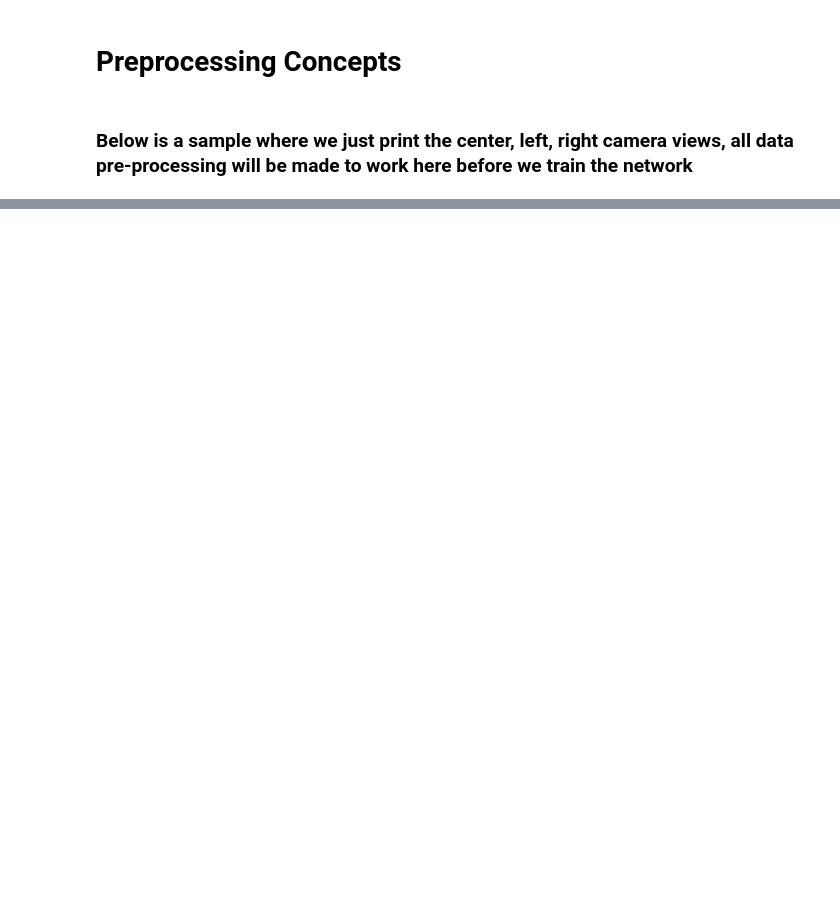
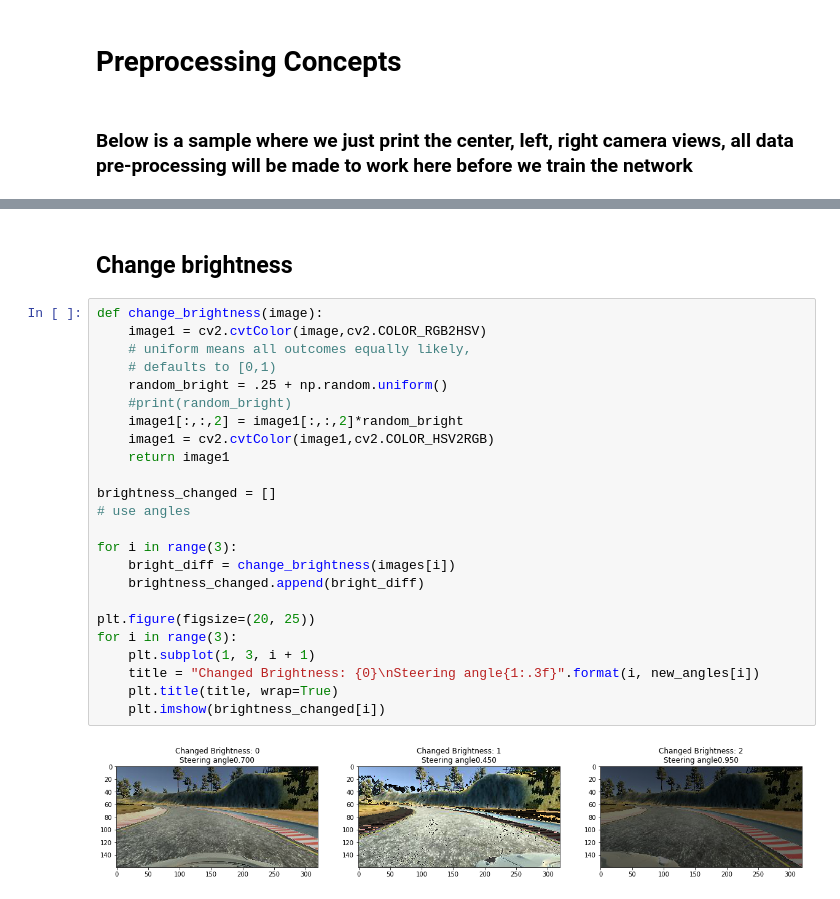
Before and after one commit to leclair-7/CarND-Behavioral-Cloning-P3, a Jupyter notebook: Preprocessing-Concepts.ipynb, the cells around one changed output, grey strips where cells are left out. Saved outputs shown, nothing was run; the diff lists cells and outputs as text; blank space fills up the shorter version.

```diff
--- a/Preprocessing-Concepts.ipynb
+++ b/Preprocessing-Concepts.ipynb
@@ -62,0 +61,28 @@ for i in range(3):
+# %% [markdown]
+## Change brightness
+# %%
+def change_brightness(image):
+    image1 = cv2.cvtColor(image,cv2.COLOR_RGB2HSV)
+    # uniform means all outcomes equally likely,
+    # defaults to [0,1)
+    random_bright = .25 + np.random.uniform()
+    #print(random_bright)
+    image1[:,:,2] = image1[:,:,2]*random_bright
+    image1 = cv2.cvtColor(image1,cv2.COLOR_HSV2RGB)
+    return image1
+
+brightness_changed = []
+# use angles
+
+for i in range(3):
+    bright_diff = change_brightness(images[i])
+    brightness_changed.append(bright_diff)
+
+plt.figure(figsize=(20, 25))
+for i in range(3):
+    plt.subplot(1, 3, i + 1)
+    title = "Changed Brightness: {0}\nSteering angle{1:.3f}".format(i, new_angles[i])
+    plt.title(title, wrap=True)
+    plt.imshow(brightness_changed[i])
+# %% [output]
+[figure, added]
```
Also changed, not shown: parts of 13 cells of this notebook.
